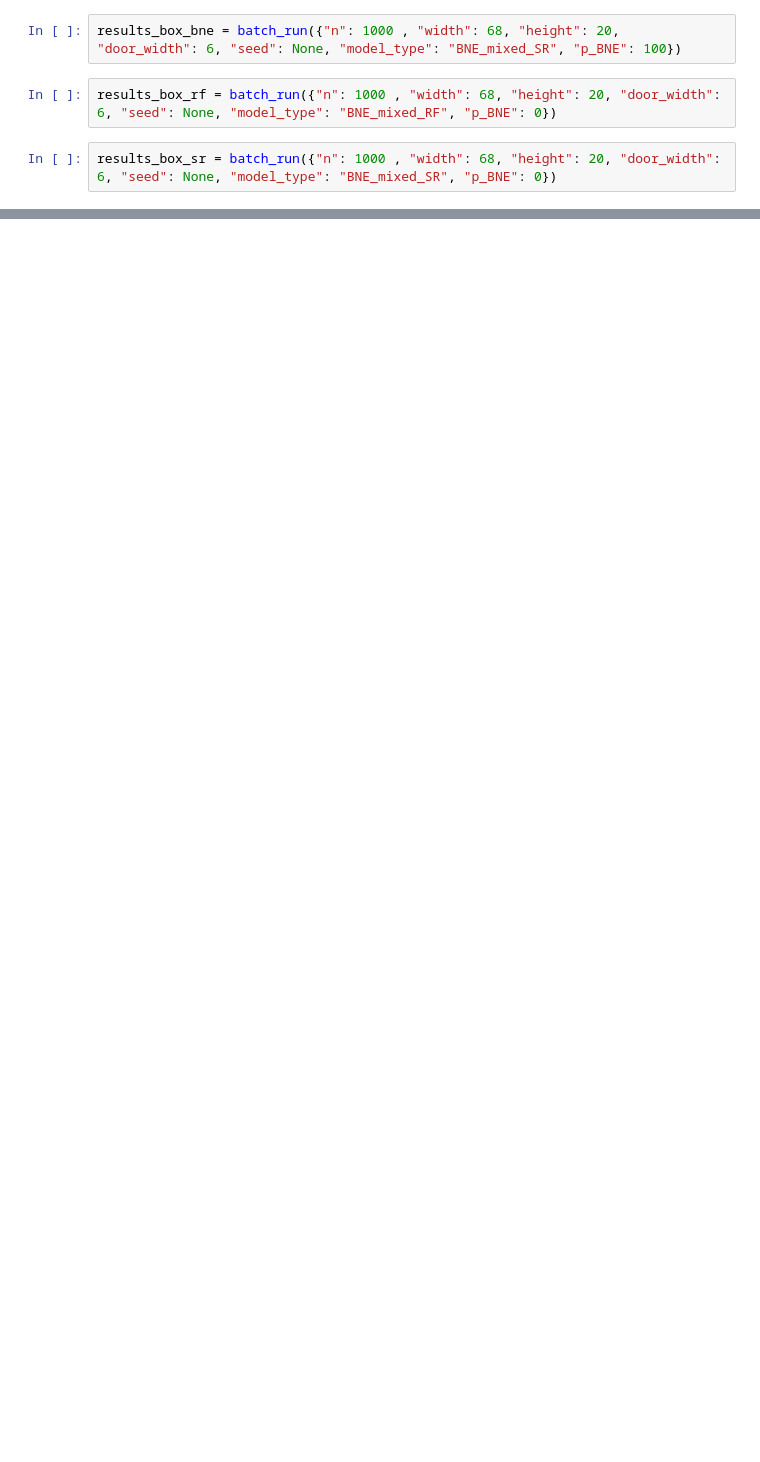
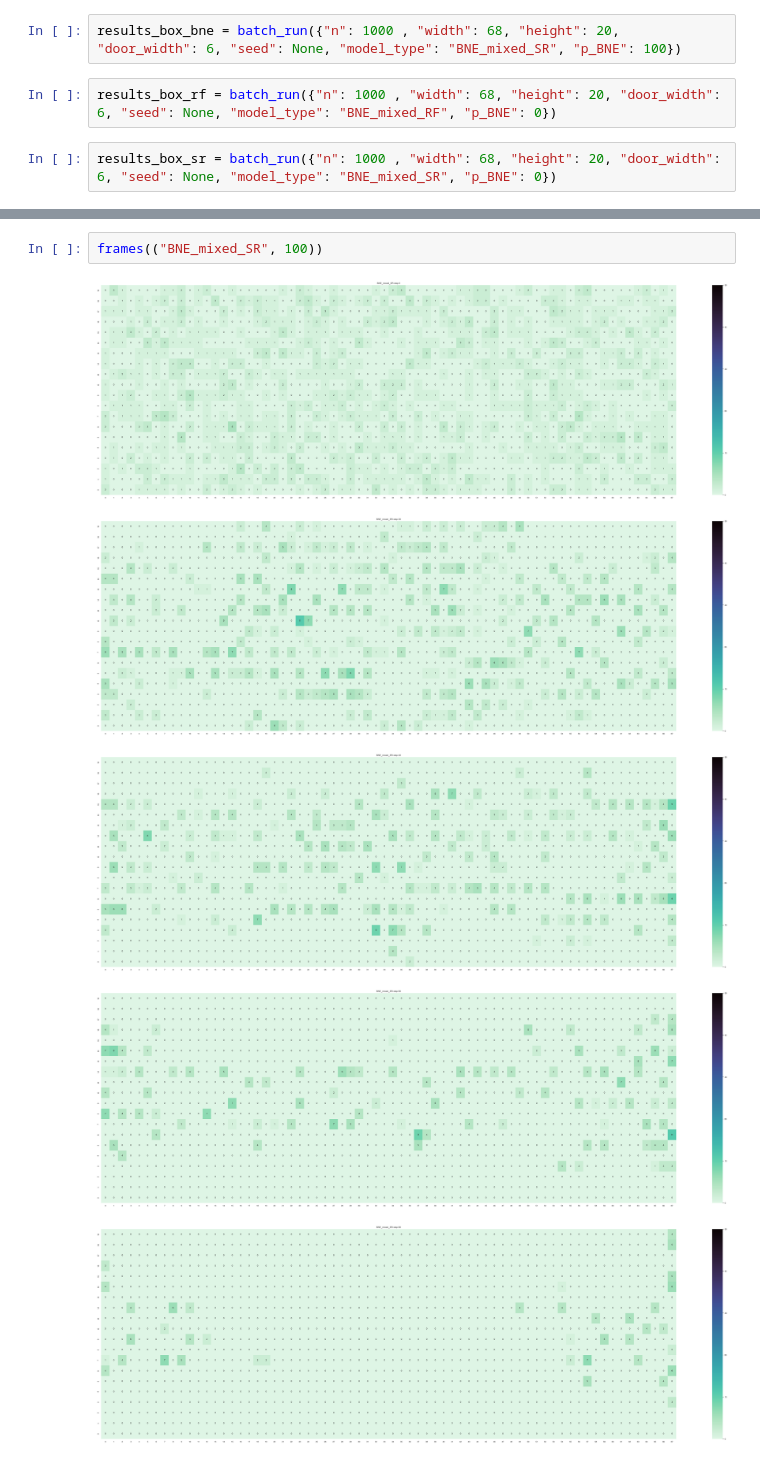
Before and after one commit to MateuszDziamba/matematyka_dla_przemys-u, a Jupyter notebook: symulacja_mesa/porownanie_metod.ipynb, the cells around one changed output, grey strips where cells are left out. Drawn from its saved outputs; the diff is of its cells as text; blank space fills up the shorter version.

```diff
--- a/symulacja_mesa/porownanie_metod.ipynb
+++ b/symulacja_mesa/porownanie_metod.ipynb
@@ -87,0 +107,8 @@ sns.boxplot(results.T)
+# %%
+frames(("BNE_mixed_SR", 100))
+# %% [output]
+[figure, added]
+[figure, added]
+[figure, added]
+[figure, added]
+[figure, added]
```
Also changed, not shown: parts of 15 cells of this notebook.
